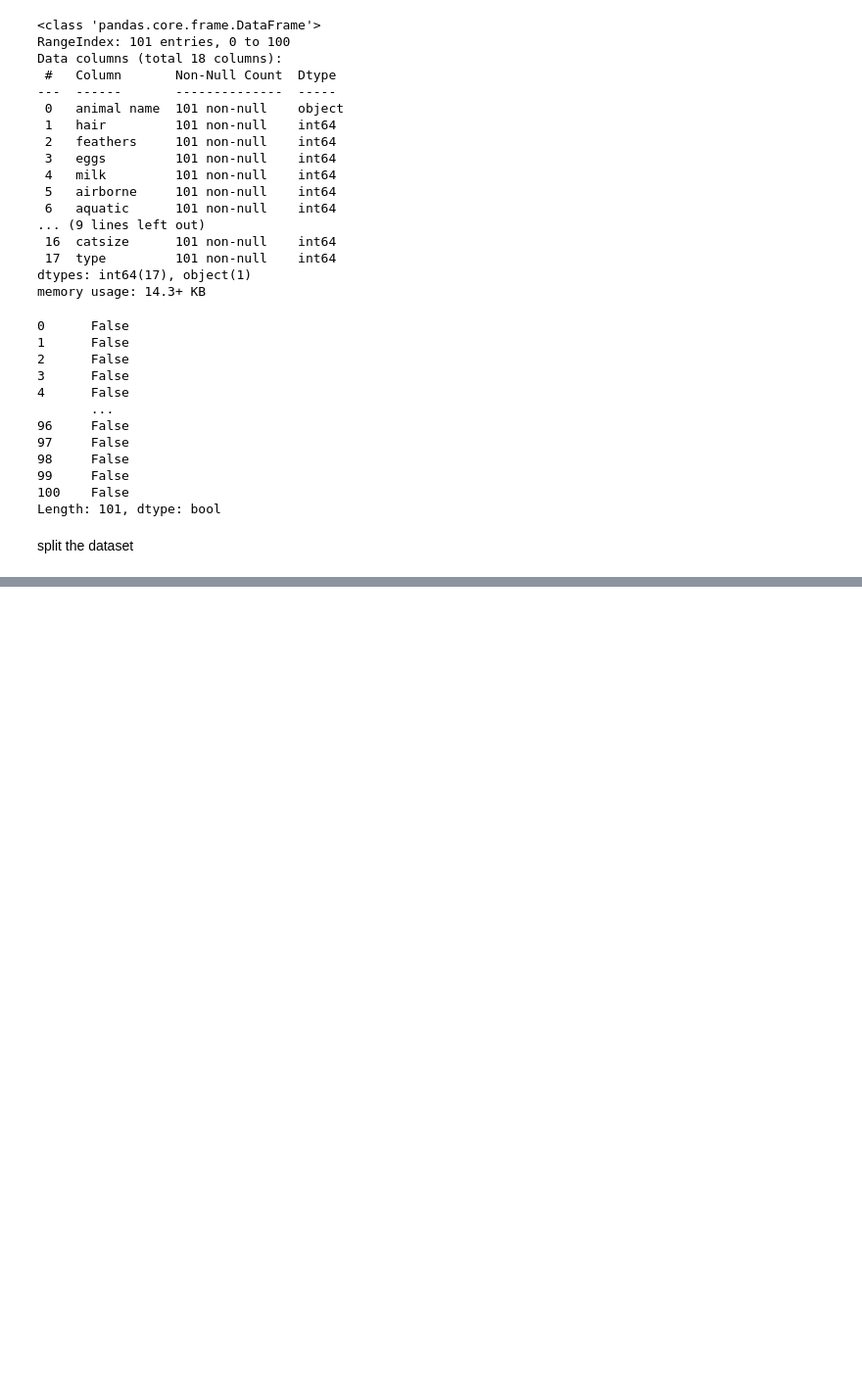
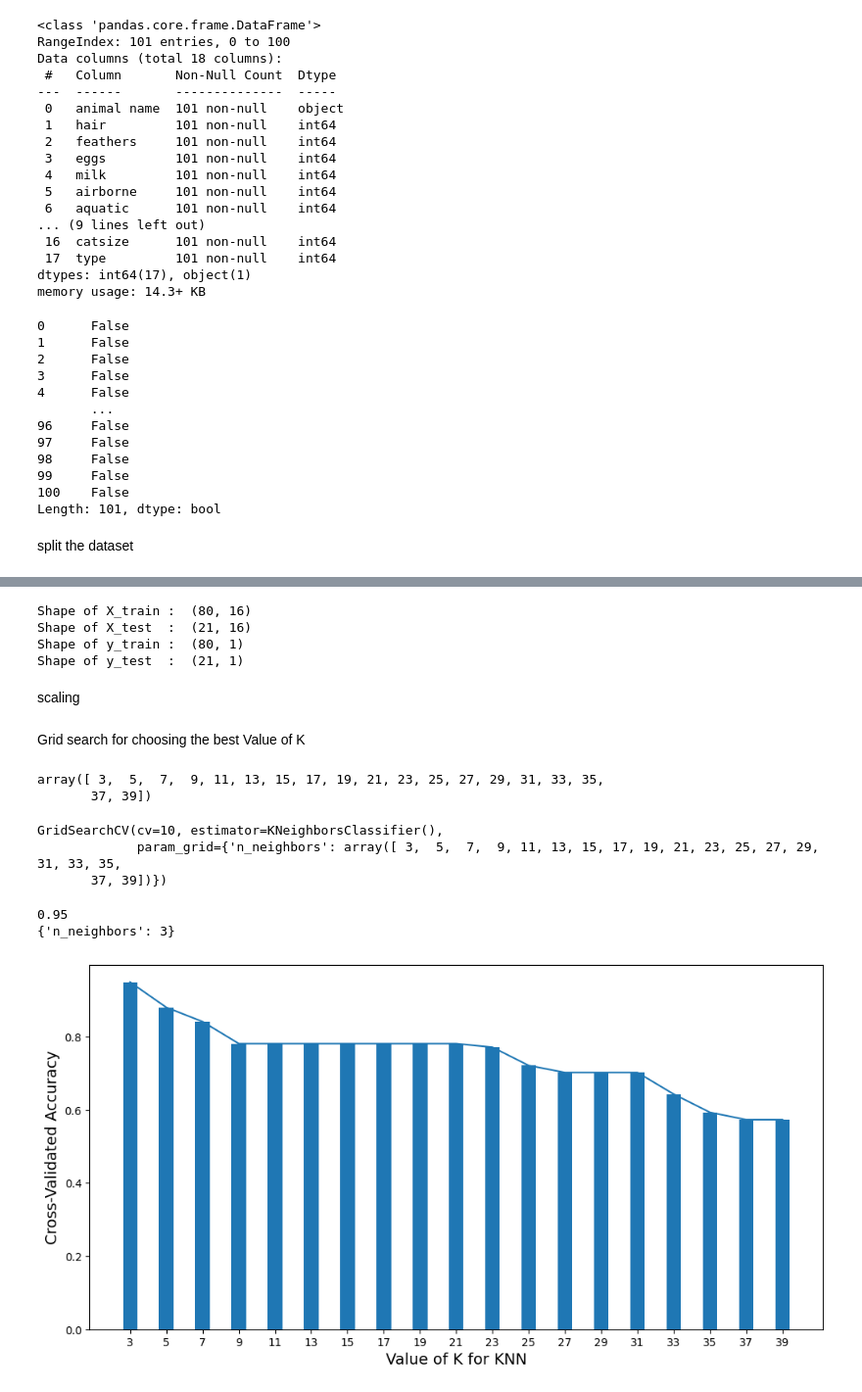
Before and after one commit to kjghfnxggdgbvg/kjghfnxggdgbvg, a Jupyter notebook: knn_assignment1.ipynb, the cells around one changed output, grey strips where cells are left out. Shown at 98% size. Saved outputs shown, nothing was run; the diff lists cells and outputs as text; code cells hidden in the pictures; blank space fills up the shorter version.

```diff
--- a/knn_assignment1.ipynb
+++ b/knn_assignment1.ipynb
@@ -211,0 +94,12 @@ plt.show()
+# %%
+print("Shape of X_train : ",X_train.shape)
+print("Shape of X_test  : ",X_test.shape)
+print("Shape of y_train : ",y_train.shape)
+print("Shape of y_test  : ",y_test.shape)
+# %% [output]
+Shape of X_train :  (80, 16)
+Shape of X_test  :  (21, 16)
+Shape of y_train :  (80, 1)
+Shape of y_test  :  (21, 1)
+# %% [markdown]
+scaling
@@ -211,0 +108,62 @@ plt.show()
+# %%
+std = StandardScaler()
+
+X_train = std.fit_transform(X_train)
+X_test = std.transform(X_test)
+# %% [markdown]
+Grid search for choosing the best Value of K
+# %%
+# Get score for different values of n
+k_list = np.arange(1, 21, 2)
+mean_scores = []
+accuracy_list = []
+error_rate = []
+
+for i in k_list:
+    knn = KNeighborsClassifier(n_neighbors=i)
+    knn.fit(X_train,y_train)
+    pred_i = knn.predict(X_test)
+    pred_i = pred_i.reshape(21,1)
+    score = cross_val_score(knn,X_train, y_train,cv= 10)
+    mean_scores.append(np.mean(score))
+    error_rate.append(np.mean(pred_i != y_test))
+# %%
+n_neighbors = np.array([2*i+1 for i in range(1,20)])
+param_grid = dict(n_neighbors=n_neighbors)
+n_neighbors
+# %% [output]
+array([ 3,  5,  7,  9, 11, 13, 15, 17, 19, 21, 23, 25, 27, 29, 31, 33, 35,
+       37, 39])
+# %%
+model = KNeighborsClassifier()
+grid = GridSearchCV(estimator=model, param_grid=param_grid, cv= 10)
+grid.fit(X, y)
+# %% [output]
+GridSearchCV(cv=10, estimator=KNeighborsClassifier(),
+             param_grid={'n_neighbors': array([ 3,  5,  7,  9, 11, 13, 15, 17, 19, 21, 23, 25, 27, 29, 31, 33, 35,
+       37, 39])})
+# %%
+print(grid.best_score_)
+print(grid.best_params_)
+# %% [output]
+0.95
+{'n_neighbors': 3}
+# %%
+k_range = np.array([2*i+1 for i in range(1,20)])
+k_scores = []
+
+# use iteration to caclulator different k in models, then return the average accuracy based on the cross validation
+for k in k_range:
+    knn = KNeighborsClassifier(n_neighbors= k)
+    scores = cross_val_score(knn, X, y, cv= 10)
+    k_scores.append(scores.mean())
+
+plt.figure(figsize=(12,6))
+plt.bar(k_range, k_scores)
+plt.plot(k_range, k_scores)
+plt.xlabel('Value of K for KNN', fontsize = 14)
+plt.ylabel('Cross-Validated Accuracy', fontsize = 14)
+plt.xticks(k_range)
+plt.show()
+# %% [output]
+[figure, added]
```
Also changed, not shown: parts of 32 cells of this notebook.
